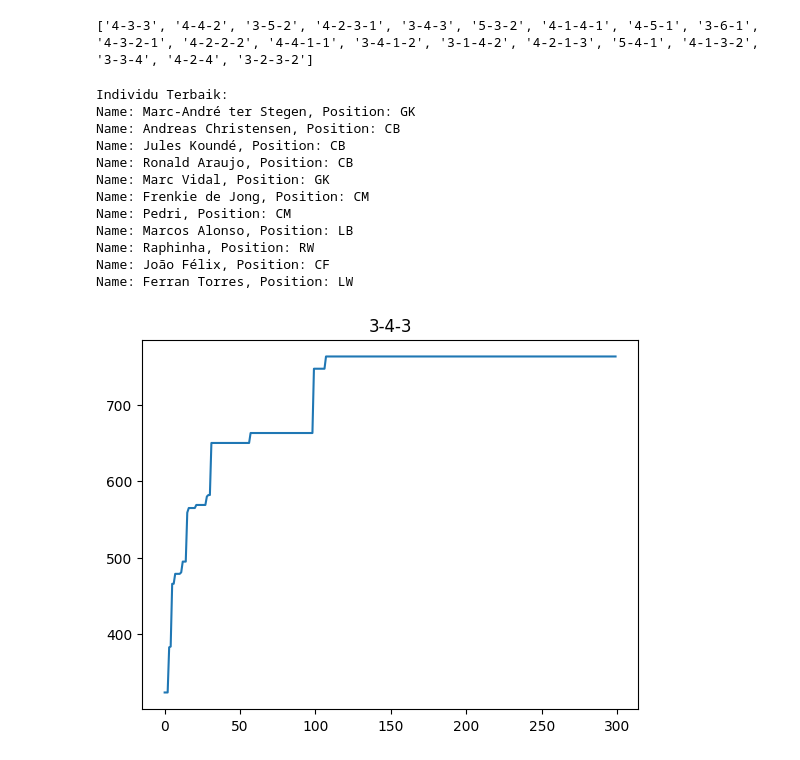
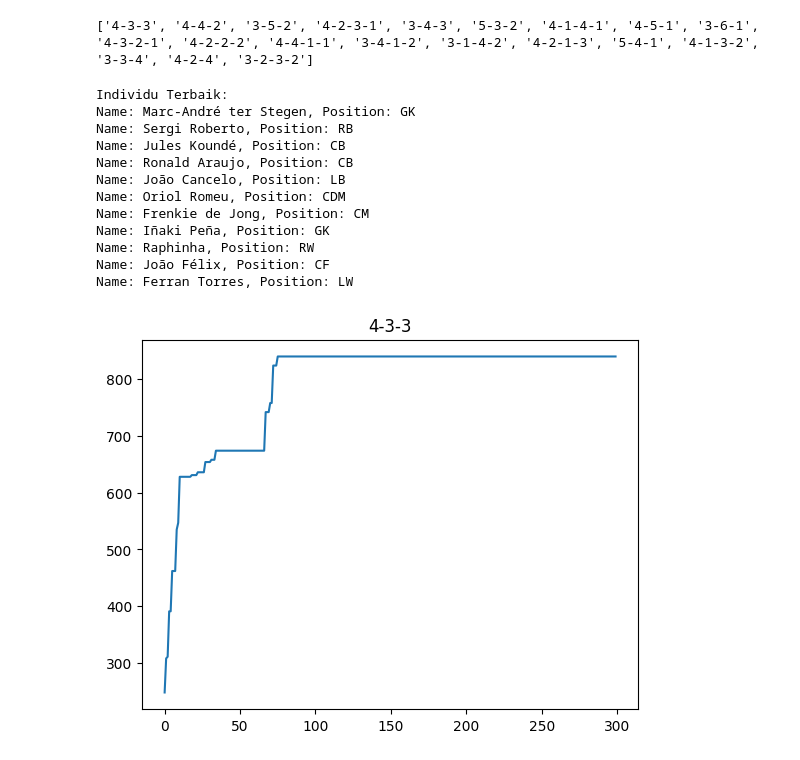
Before and after one commit to muftialroaz/fc24_dream_team_GA, a Jupyter notebook: main_init.ipynb, the cells around one changed output. Saved outputs shown, nothing was run; the diff lists cells and outputs as text; code cells hidden in the pictures.

```diff
--- a/main_init.ipynb
+++ b/main_init.ipynb
@@ -185,36 +185,36 @@ for _ in range(pop_size):
 # Inisialisasi populasi
 initial_population = population
 
 # Parameter algoritma genetika
-team_formation = 4 # select formation
+team_formation = 0 # select formation
 target_positions = formations[formations_keys_list[team_formation]]
 generations = 300
 tournament_size = 3
 crossover_rate = 0.8
 mutation_rate = 0.1
 
 # Jalankan algoritma genetika
 result, temp_result = genetic_algorithm(population, player_data, target_positions, generations, tournament_size, crossover_rate, mutation_rate, pop_size)
 
 # Cetak hasil individu terbaik
 print("Individu Terbaik:")
 best_teams = result
 for player in best_teams:
     print(f"Name: {player['Name']}, Position: {player['Position']}")
 plt.plot((temp_result))
 plt.title(formations_keys_list[team_formation])
 plt.show()
 # %% [output]
 Individu Terbaik:
 Name: Marc-André ter Stegen, Position: GK
-Name: Andreas Christensen, Position: CB
+Name: Sergi Roberto, Position: RB
 Name: Jules Koundé, Position: CB
 Name: Ronald Araujo, Position: CB
-Name: Marc Vidal, Position: GK
+Name: João Cancelo, Position: LB
+Name: Oriol Romeu, Position: CDM
 Name: Frenkie de Jong, Position: CM
-Name: Pedri, Position: CM
-Name: Marcos Alonso, Position: LB
+Name: Iñaki Peña, Position: GK
 Name: Raphinha, Position: RW
 Name: João Félix, Position: CF
 Name: Ferran Torres, Position: LW
-[figure, old version]
+[figure, new version]
```
Also changed, not shown: parts of 1 cell of this notebook, 2 other files.
